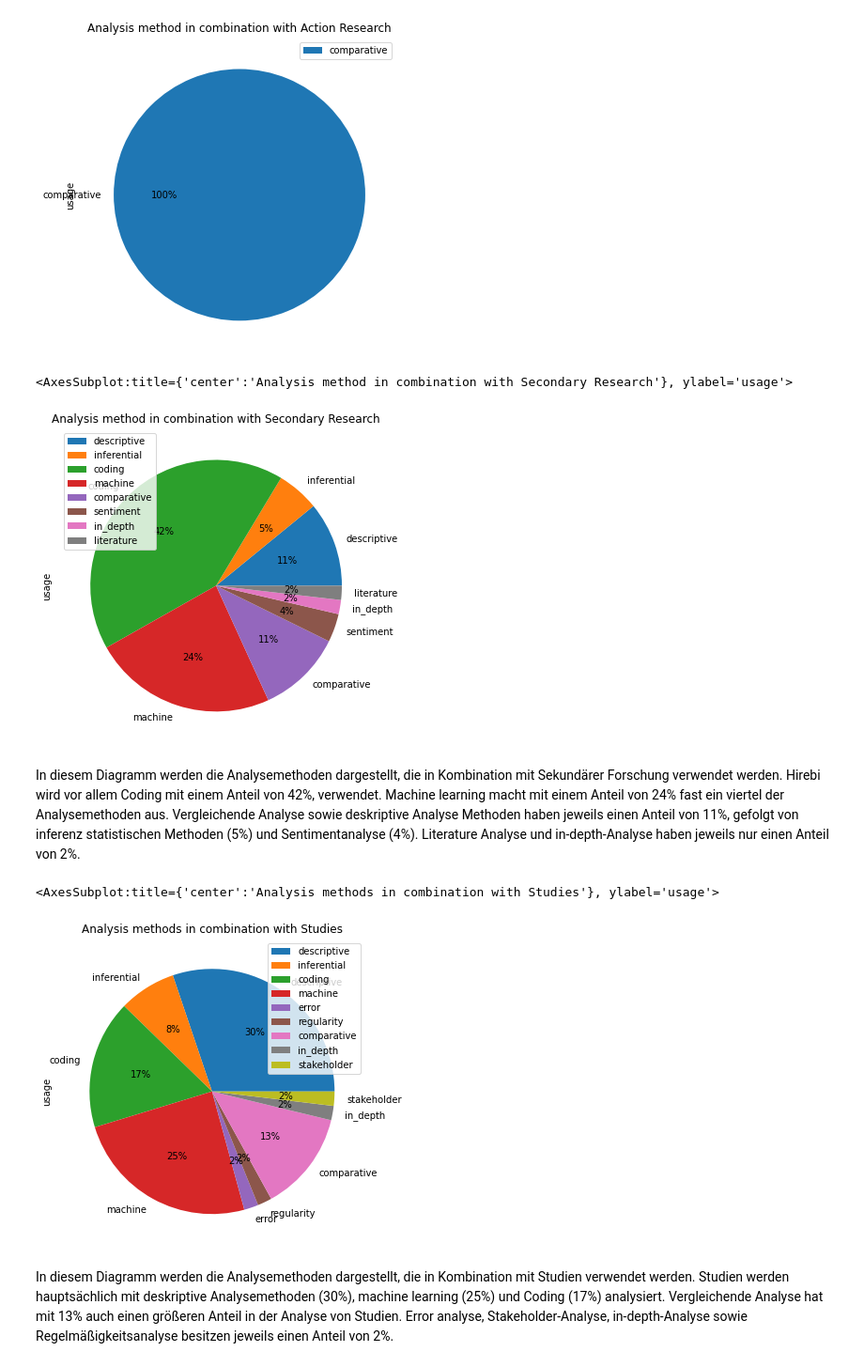
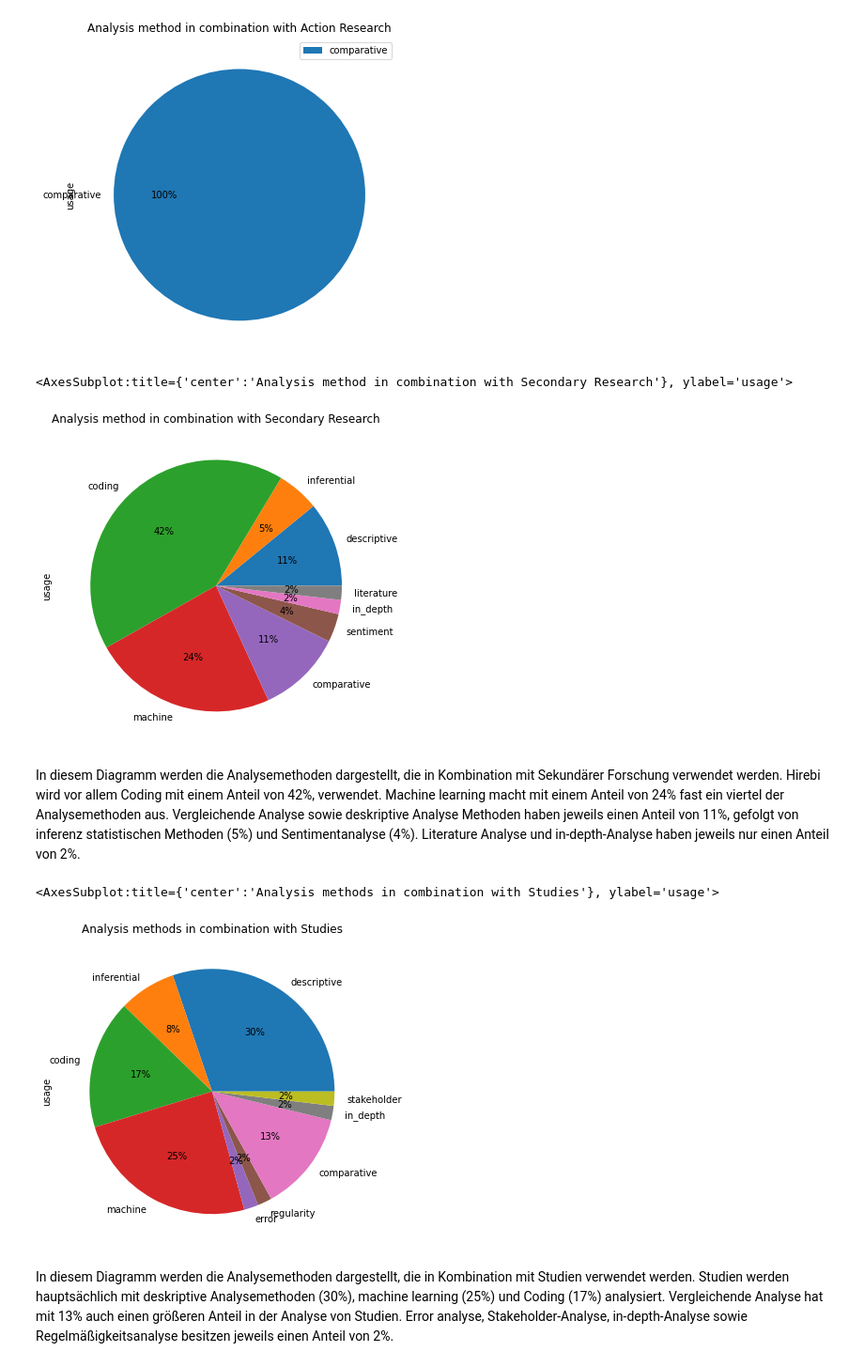
Before and after one commit to fWern/Bachelor-Thesis, a Jupyter notebook: sjoberg_roadmap_questions.ipynb, the cells around one changed output. Shown: that part at 94% size. Cells and saved outputs as stored; diff of their text form; code cells hidden in the pictures.

```diff
--- a/sjoberg_roadmap_questions.ipynb
+++ b/sjoberg_roadmap_questions.ipynb
@@ -423,26 +427,26 @@ for col in range(6, len(secondary_research_data.columns)):
                 methods.append(secondary_research_data.columns[col])
                 amount.append(secondary_research_data[secondary_research_data.columns[col]].value_counts().sum())
 secondary_research_data = pd.DataFrame({'usage': amount}, index=methods)
-secondary_research_data.plot(kind='pie', y='usage', autopct='%1.0f%%', figsize=(6,7), title="Analysis method in combination with Secondary Research")
+secondary_research_data.plot(kind='pie', y='usage', autopct='%1.0f%%', figsize=(6,7), legend=False, title="Analysis method in combination with Secondary Research")
 # %% [output]
 <AxesSubplot:title={'center':'Analysis method in combination with Secondary Research'}, ylabel='usage'>
-[figure, old version]
+[figure, new version]
 # %% [markdown]
 In diesem Diagramm werden die Analysemethoden dargestellt, die in Kombination mit Sekundärer Forschung verwendet werden. Hirebi wird vor allem Coding mit einem Anteil von 42%, verwendet. Machine learning macht mit einem Anteil von 24% fast ein viertel der Analysemethoden aus. Vergleichende Analyse sowie deskriptive Analyse Methoden haben jeweils einen Anteil von 11%, gefolgt von inferenz statistischen Methoden (5%) und Sentimentanalyse (4%). Literature Analyse und in-depth-Analyse haben jeweils nur einen Anteil von 2%.
 # %%
 #study with analysis methods
 types = []
 amount = []
 study_data = data[~data['study'].isnull()]
 for col in range(6, len(study_data.columns)):
         if study_data[study_data.columns[col]].value_counts().sum() != 0:
                 types.append(study_data.columns[col])
                 amount.append(study_data[study_data.columns[col]].value_counts().sum())
 study_data = pd.DataFrame({'usage': amount}, index=types)
-study_data.plot(kind='pie', y='usage', autopct='%1.0f%%', figsize=(6,6), title="Analysis methods in combination with Studies")
+study_data.plot(kind='pie', y='usage', autopct='%1.0f%%', figsize=(6,6), legend=False, title="Analysis methods in combination with Studies")
 # %% [output]
 <AxesSubplot:title={'center':'Analysis methods in combination with Studies'}, ylabel='usage'>
-[figure, old version]
+[figure, new version]
 # %% [markdown]
 In diesem Diagramm werden die Analysemethoden dargestellt, die in Kombination mit Studien verwendet werden. Studien werden hauptsächlich mit deskriptive Analysemethoden (30%), machine learning (25%) und Coding (17%) analysiert. Vergleichende Analyse hat mit 13% auch einen größeren Anteil in der Analyse von Studien. Error analyse, Stakeholder-Analyse, in-depth-Analyse sowie Regelmäßigkeitsanalyse besitzen jeweils einen Anteil von 2%.
 # %%
```
Also changed, not shown: parts of 35 cells of this notebook, 1 other file.
